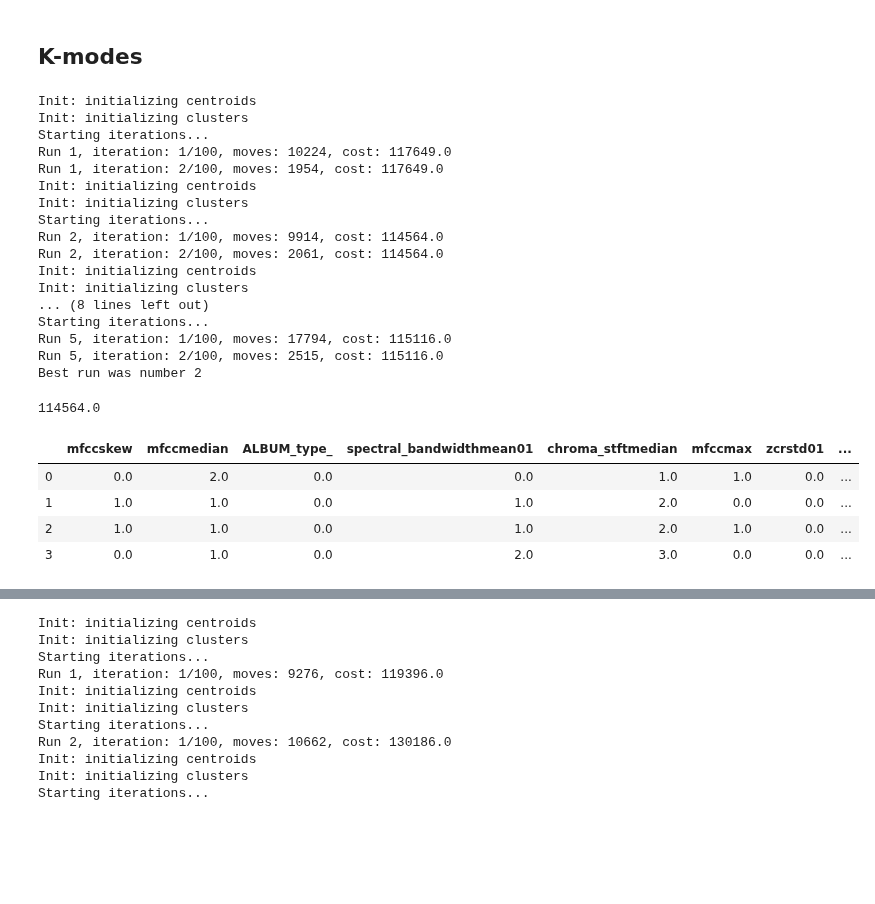
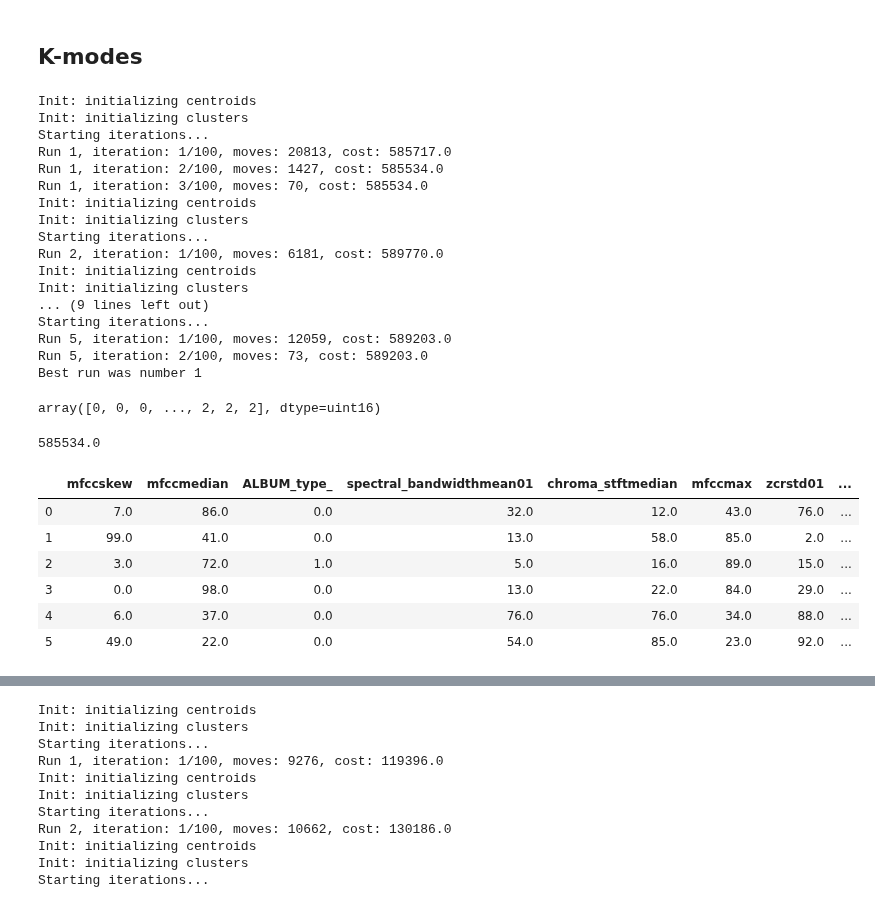
Before and after one commit to cri98li/Data-Mining-2-Project-ts-classification, a Jupyter notebook: Fase 4.3 - Transactional Clustering.ipynb, the cells around one changed output, grey strips where cells are left out. Drawn from its saved outputs; the diff is of its cells as text; code cells hidden in the pictures; blank space fills up the shorter version.

```diff
--- a/Fase 4.3 - Transactional Clustering.ipynb
+++ b/Fase 4.3 - Transactional Clustering.ipynb
@@ -217,7 +217,7 @@ compl
  'TRACK_listens',
  'TRACK_number']
 # %%
-from sklearn.preprocessing import StandardScaler
+from sklearn.preprocessing import StandardScaler, MinMaxScaler
 from imblearn.under_sampling import RandomUnderSampler
 from sklearn.preprocessing import RobustScaler
 from sklearn.preprocessing import LabelEncoder
@@ -232,7 +232,8 @@ for col in column2encode:
 
 X = df[attributi].values
 
-scaler = StandardScaler()
+#scaler = StandardScaler()
+scaler = MinMaxScaler()
 X_scaled = scaler.fit_transform(X)
 
 y = df[class_name]
@@ -244,7 +261,7 @@ X_rus, y_rus = rus.fit_resample(X, y)
 # %%
 from sklearn.preprocessing import KBinsDiscretizer
 # %%
-est = KBinsDiscretizer(n_bins=5, encode='ordinal', strategy='uniform')
+est = KBinsDiscretizer(n_bins=100, encode='ordinal', strategy='quantile')
 Xt = est.fit_transform(X_scaled)
 # %%
 Xt
@@ -281,48 +298,54 @@ array([array([-6.60157999, -0.12484869,  6.35188262, 12.82861392, 19.30534523,
 # %%
 from kmodes.kmodes import KModes
 
-
-km = KModes(n_clusters=6, init='Huang', n_init=5, verbose=1)
+n_cluster=6
+km = KModes(n_clusters=n_cluster, init='Huang', n_init=5, verbose=1)
 
 clusters = km.fit_predict(Xt)
 # %% [output]
 Init: initializing centroids
 Init: initializing clusters
 Starting iterations...
-Run 1, iteration: 1/100, moves: 10224, cost: 117649.0
-Run 1, iteration: 2/100, moves: 1954, cost: 117649.0
+Run 1, iteration: 1/100, moves: 20813, cost: 585717.0
+Run 1, iteration: 2/100, moves: 1427, cost: 585534.0
+Run 1, iteration: 3/100, moves: 70, cost: 585534.0
 Init: initializing centroids
 Init: initializing clusters
 Starting iterations...
-Run 2, iteration: 1/100, moves: 9914, cost: 114564.0
-Run 2, iteration: 2/100, moves: 2061, cost: 114564.0
+Run 2, iteration: 1/100, moves: 6181, cost: 589770.0
 Init: initializing centroids
 Init: initializing clusters
-... (8 lines left out)
+... (9 lines left out)
 Starting iterations...
-Run 5, iteration: 1/100, moves: 17794, cost: 115116.0
-Run 5, iteration: 2/100, moves: 2515, cost: 115116.0
-Best run was number 2
+Run 5, iteration: 1/100, moves: 12059, cost: 589203.0
+Run 5, iteration: 2/100, moves: 73, cost: 589203.0
+Best run was number 1
+# %%
+clusters
+# %% [output]
+array([0, 0, 0, ..., 2, 2, 2], dtype=uint16)
 # %%
 km.cost_
 # %% [output]
-114564.0
+585534.0
 # %%
 centroids = km.cluster_centroids_
 # %%
 clusters_df = pd.DataFrame({'mfccskew': centroids[:, 0], 'mfccmedian': centroids[:, 1],
                             'ALBUM_type_': centroids[:, 2], 'spectral_bandwidthmean01': centroids[:, 3],
                             'chroma_stftmedian': centroids[:, 4], 'mfccmax': centroids[:, 5],
                             'zcrstd01': centroids[:, 6], 'rmsekurtosis01': centroids[:, 7],
                             'ARTIST_favorites_': centroids[:, 8], 'spectral_centroidstd01': centroids[:, 9],
                             'released_year_': centroids[:, 10], 'zcrmedian01': centroids[:, 11],
                             'spectral_contrastmin': centroids[:, 12], 'chroma_cqtstd': centroids[:, 13],
-                            'cluster': [0,1,2,3]})
+                            'cluster': range(0,n_cluster)})
 clusters_df
 # %% [output]
 |  | mfccskew | mfccmedian | ALBUM_type_ | spectral_bandwidthmean01 | chroma_stftmedian | mfccmax | zcrstd01 | ... |
-| 0 | 0.0 | 2.0 | 0.0 | 0.0 | 1.0 | 1.0 | 0.0 | ... |
-| 1 | 1.0 | 1.0 | 0.0 | 1.0 | 2.0 | 0.0 | 0.0 | ... |
-| 2 | 1.0 | 1.0 | 0.0 | 1.0 | 2.0 | 1.0 | 0.0 | ... |
-| 3 | 0.0 | 1.0 | 0.0 | 2.0 | 3.0 | 0.0 | 0.0 | ... |
+| 0 | 7.0 | 86.0 | 0.0 | 32.0 | 12.0 | 43.0 | 76.0 | ... |
+| 1 | 99.0 | 41.0 | 0.0 | 13.0 | 58.0 | 85.0 | 2.0 | ... |
+| 2 | 3.0 | 72.0 | 1.0 | 5.0 | 16.0 | 89.0 | 15.0 | ... |
+| 3 | 0.0 | 98.0 | 0.0 | 13.0 | 22.0 | 84.0 | 29.0 | ... |
+| 4 | 6.0 | 37.0 | 0.0 | 76.0 | 76.0 | 34.0 | 88.0 | ... |
+| 5 | 49.0 | 22.0 | 0.0 | 54.0 | 85.0 | 23.0 | 92.0 | ... |
 # %%
```
Also changed, not shown: parts of 11 cells of this notebook, 1 other file.
